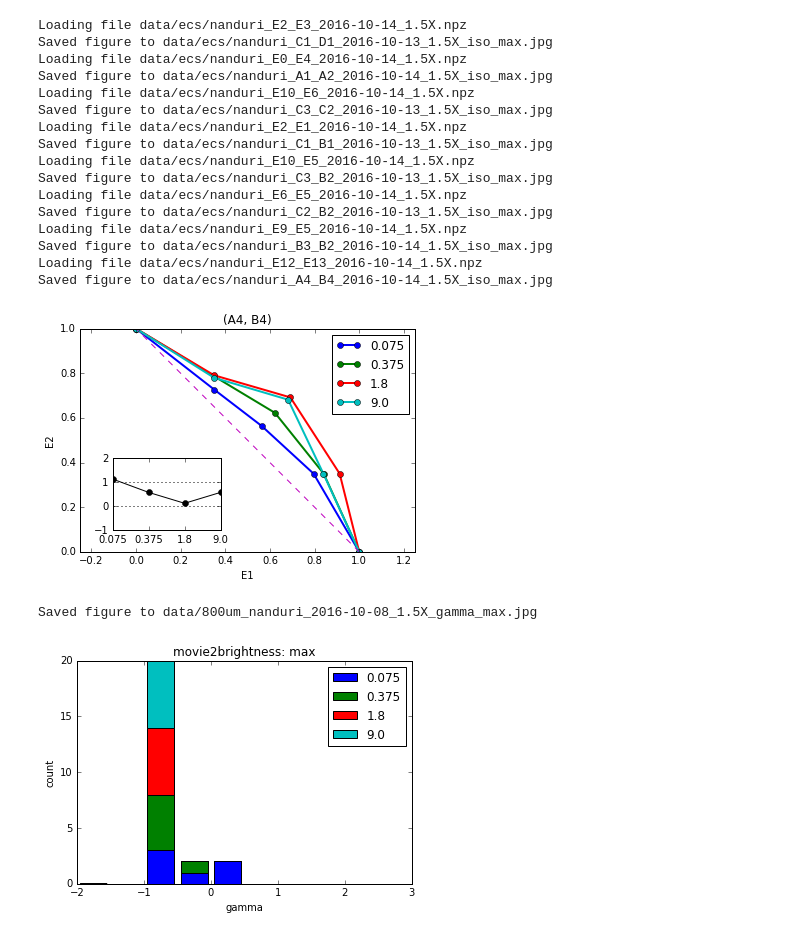
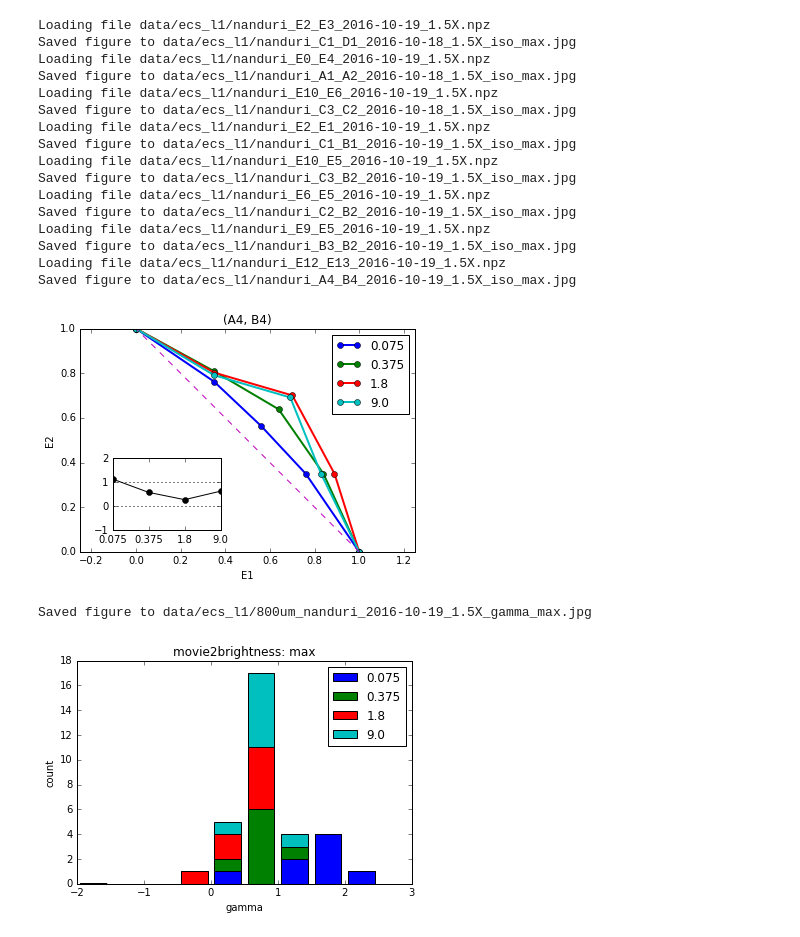
Before and after one commit to mbeyeler/pulse2percept, a Jupyter notebook: examples/notebooks/1.2-mb-exp-Horsager2011-analyze.ipynb, the cells around one changed output. Saved outputs shown, nothing was run; the diff lists cells and outputs as text; code cells hidden in the pictures.

```diff
--- a/examples/notebooks/1.2-mb-exp-Horsager2011-analyze.ipynb
+++ b/examples/notebooks/1.2-mb-exp-Horsager2011-analyze.ipynb
@@ -157,57 +157,57 @@ def plot_gamma(all_gamma, delay, mode, prefix='', save_fig=True):
 # how to get brightness from pulse train
 # {'max', 'softmax', 'mean'}
 mode = 'max'
 
-prefix = 'data/ecs/nanduri_'
-suffix = '2016-10-14_1.5X.npz'
+prefix = 'data/ecs_l1/nanduri_'
+suffix = '2016-10-19_1.5X.npz'
 
 # all pairs that are 800um away
 idx_E1 = [2, 0, 10, 2, 10, 6, 9, 12]
 idx_E2 = [3, 4,  6, 1,  5, 5, 5, 13]
 
 all_amp1 = []
 all_amp2 = []
 all_gamma = []
 for E1, E2 in zip(idx_E1, idx_E2):
     # Load data from file
     filename = '%sE%d_E%d_%s' % (prefix, E1, E2, suffix)
     print('Loading file ' + filename)
     exp_data = np.load(filename)
     data = exp_data['data'][()]
     exp_params = exp_data['exp_params'][()]
 
     # calculate isobrightness curve
     amp1, amp2, gamma = get_isobrightness(data, exp_params, mode=mode)
     all_amp1.append(amp1)
     all_amp2.append(amp2)
     all_gamma.append(gamma)
 
     # find delays from file specs
     delay = np.unique(data['cond3']['delay'])
     plot_isobrightness(amp1, amp2, gamma, delay, exp_params)
 # %% [output]
-Loading file data/ecs/nanduri_E2_E3_2016-10-14_1.5X.npz
-Saved figure to data/ecs/nanduri_C1_D1_2016-10-13_1.5X_iso_max.jpg
-Loading file data/ecs/nanduri_E0_E4_2016-10-14_1.5X.npz
-Saved figure to data/ecs/nanduri_A1_A2_2016-10-14_1.5X_iso_max.jpg
-Loading file data/ecs/nanduri_E10_E6_2016-10-14_1.5X.npz
-Saved figure to data/ecs/nanduri_C3_C2_2016-10-13_1.5X_iso_max.jpg
-Loading file data/ecs/nanduri_E2_E1_2016-10-14_1.5X.npz
-Saved figure to data/ecs/nanduri_C1_B1_2016-10-13_1.5X_iso_max.jpg
-Loading file data/ecs/nanduri_E10_E5_2016-10-14_1.5X.npz
-Saved figure to data/ecs/nanduri_C3_B2_2016-10-13_1.5X_iso_max.jpg
-Loading file data/ecs/nanduri_E6_E5_2016-10-14_1.5X.npz
-Saved figure to data/ecs/nanduri_C2_B2_2016-10-13_1.5X_iso_max.jpg
-Loading file data/ecs/nanduri_E9_E5_2016-10-14_1.5X.npz
-Saved figure to data/ecs/nanduri_B3_B2_2016-10-14_1.5X_iso_max.jpg
-Loading file data/ecs/nanduri_E12_E13_2016-10-14_1.5X.npz
-Saved figure to data/ecs/nanduri_A4_B4_2016-10-14_1.5X_iso_max.jpg
+Loading file data/ecs_l1/nanduri_E2_E3_2016-10-19_1.5X.npz
+Saved figure to data/ecs_l1/nanduri_C1_D1_2016-10-18_1.5X_iso_max.jpg
+Loading file data/ecs_l1/nanduri_E0_E4_2016-10-19_1.5X.npz
+Saved figure to data/ecs_l1/nanduri_A1_A2_2016-10-18_1.5X_iso_max.jpg
+Loading file data/ecs_l1/nanduri_E10_E6_2016-10-19_1.5X.npz
+Saved figure to data/ecs_l1/nanduri_C3_C2_2016-10-18_1.5X_iso_max.jpg
+Loading file data/ecs_l1/nanduri_E2_E1_2016-10-19_1.5X.npz
+Saved figure to data/ecs_l1/nanduri_C1_B1_2016-10-19_1.5X_iso_max.jpg
+Loading file data/ecs_l1/nanduri_E10_E5_2016-10-19_1.5X.npz
+Saved figure to data/ecs_l1/nanduri_C3_B2_2016-10-19_1.5X_iso_max.jpg
+Loading file data/ecs_l1/nanduri_E6_E5_2016-10-19_1.5X.npz
+Saved figure to data/ecs_l1/nanduri_C2_B2_2016-10-19_1.5X_iso_max.jpg
+Loading file data/ecs_l1/nanduri_E9_E5_2016-10-19_1.5X.npz
+Saved figure to data/ecs_l1/nanduri_B3_B2_2016-10-19_1.5X_iso_max.jpg
+Loading file data/ecs_l1/nanduri_E12_E13_2016-10-19_1.5X.npz
+Saved figure to data/ecs_l1/nanduri_A4_B4_2016-10-19_1.5X_iso_max.jpg
-[figure, old version]
+[figure, new version]
 # %%
 plot_gamma(all_gamma, delay, mode, prefix='800um_')
 # %% [output]
-Saved figure to data/800um_nanduri_2016-10-08_1.5X_gamma_max.jpg
+Saved figure to data/ecs_l1/800um_nanduri_2016-10-19_1.5X_gamma_max.jpg
-[figure, old version]
+[figure, new version]
 # %%
 # how to get brightness from pulse train
 # {'max', 'softmax', 'mean'}
```
Also changed, not shown: parts of 2 cells of this notebook, 3 other files.
